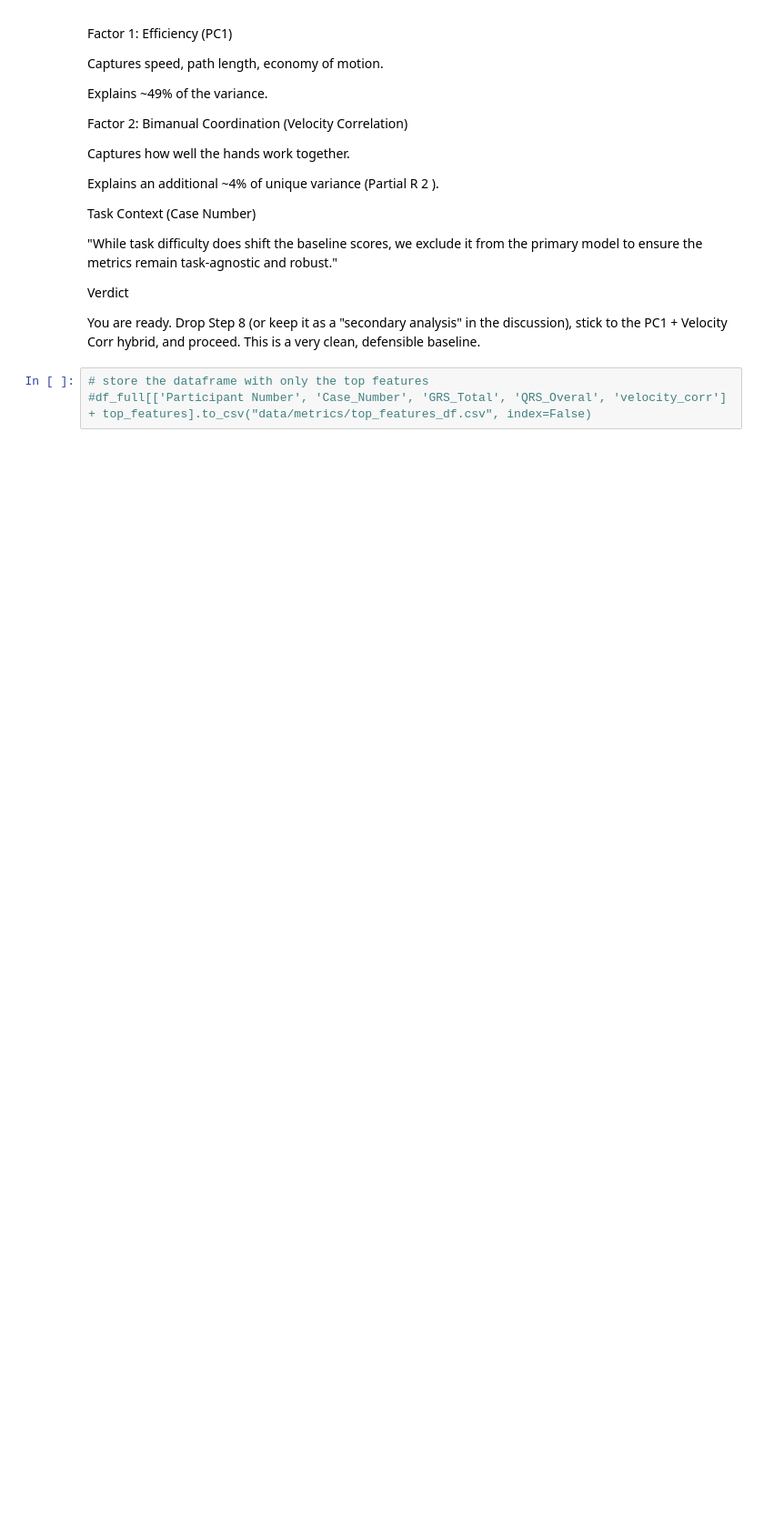
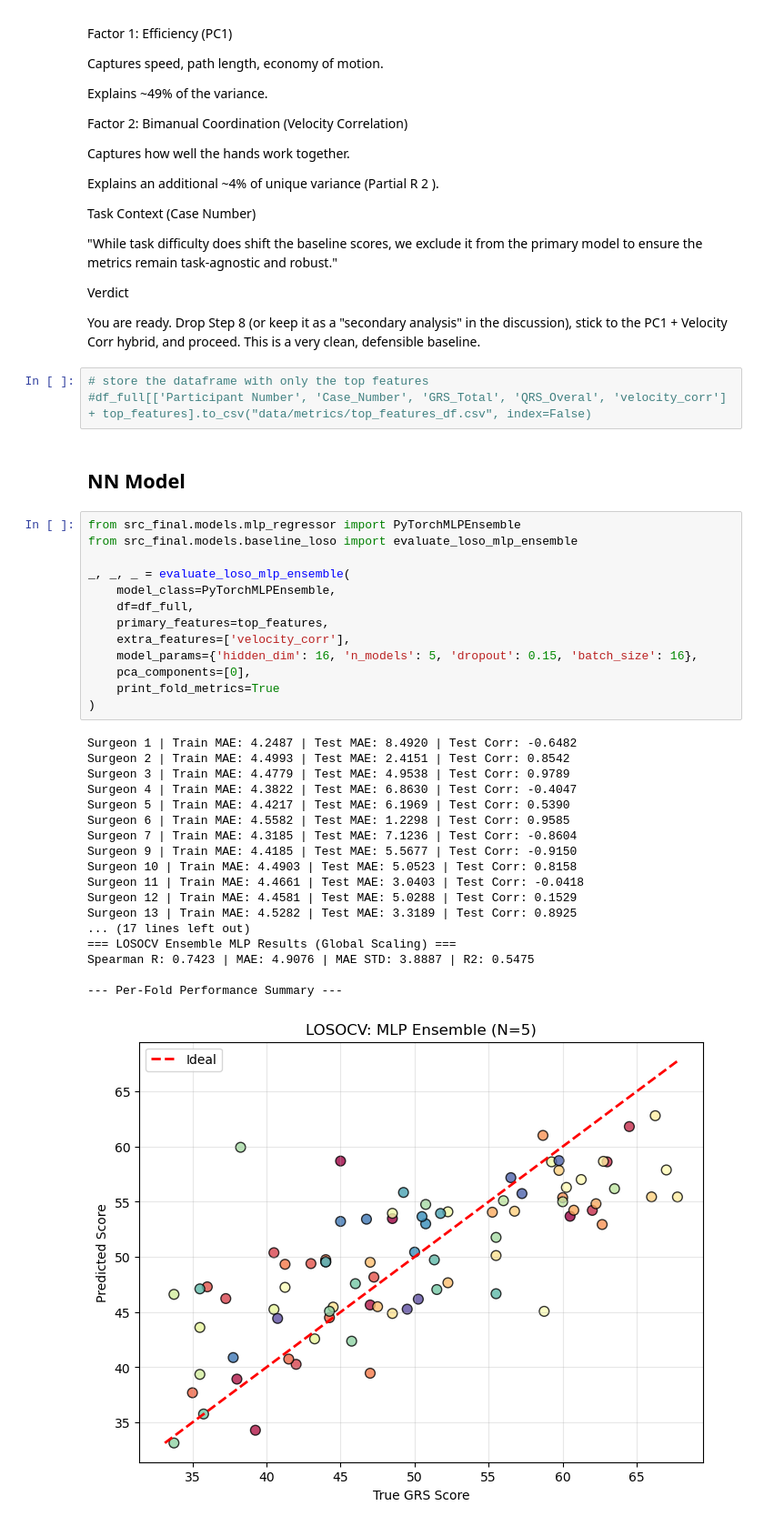
Before and after one commit to FinnWeikert/master-project, a Jupyter notebook: notebooks_final/final_baseline_models.ipynb, the cells around one changed output. Shown at 91% size. Cells and saved outputs as stored; diff of their text form; blank space fills up the shorter version.

```diff
--- a/notebooks_final/final_baseline_models.ipynb
+++ b/notebooks_final/final_baseline_models.ipynb
@@ -408,3 +435,37 @@ You are ready. Drop Step 8 (or keep it as a "secondary analysis" in the discussi
 # %%
 # store the dataframe with only the top features
 #df_full[['Participant Number', 'Case_Number', 'GRS_Total', 'QRS_Overal', 'velocity_corr'] + top_features].to_csv("data/metrics/top_features_df.csv", index=False)
+# %% [markdown]
+## **NN Model**
+# %%
+from src_final.models.mlp_regressor import PyTorchMLPEnsemble
+from src_final.models.baseline_loso import evaluate_loso_mlp_ensemble
+
+_, _, _ = evaluate_loso_mlp_ensemble(
+    model_class=PyTorchMLPEnsemble,
+    df=df_full,
+    primary_features=top_features,
+    extra_features=['velocity_corr'],
+    model_params={'hidden_dim': 16, 'n_models': 5, 'dropout': 0.15, 'batch_size': 16},
+    pca_components=[0],
+    print_fold_metrics=True
+)
+# %% [output]
+Surgeon 1 | Train MAE: 4.2487 | Test MAE: 8.4920 | Test Corr: -0.6482
+Surgeon 2 | Train MAE: 4.4993 | Test MAE: 2.4151 | Test Corr: 0.8542
+Surgeon 3 | Train MAE: 4.4779 | Test MAE: 4.9538 | Test Corr: 0.9789
+Surgeon 4 | Train MAE: 4.3822 | Test MAE: 6.8630 | Test Corr: -0.4047
+Surgeon 5 | Train MAE: 4.4217 | Test MAE: 6.1969 | Test Corr: 0.5390
+Surgeon 6 | Train MAE: 4.5582 | Test MAE: 1.2298 | Test Corr: 0.9585
+Surgeon 7 | Train MAE: 4.3185 | Test MAE: 7.1236 | Test Corr: -0.8604
+Surgeon 9 | Train MAE: 4.4185 | Test MAE: 5.5677 | Test Corr: -0.9150
+Surgeon 10 | Train MAE: 4.4903 | Test MAE: 5.0523 | Test Corr: 0.8158
+Surgeon 11 | Train MAE: 4.4661 | Test MAE: 3.0403 | Test Corr: -0.0418
+Surgeon 12 | Train MAE: 4.4581 | Test MAE: 5.0288 | Test Corr: 0.1529
+Surgeon 13 | Train MAE: 4.5282 | Test MAE: 3.3189 | Test Corr: 0.8925
+... (17 lines left out)
+=== LOSOCV Ensemble MLP Results (Global Scaling) ===
+Spearman R: 0.7423 | MAE: 4.9076 | MAE STD: 3.8887 | R2: 0.5475
+
+--- Per-Fold Performance Summary ---
+[figure, added]
```
Also changed, not shown: parts of 7 cells of this notebook, 7 other files.
